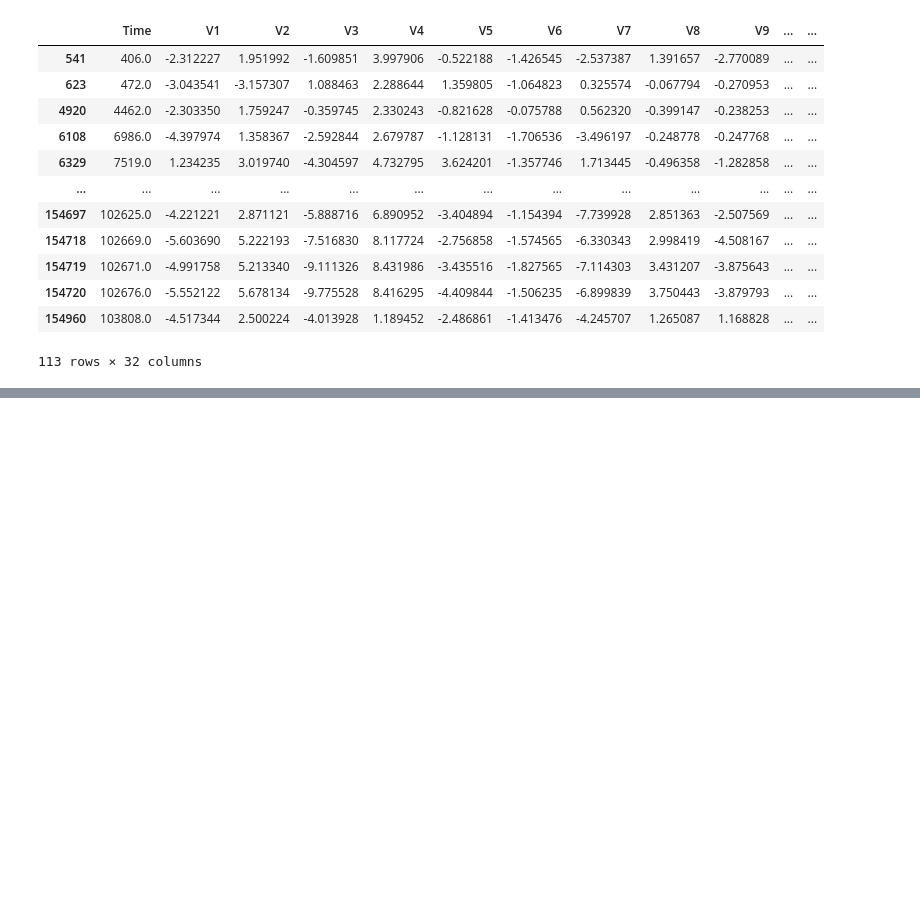
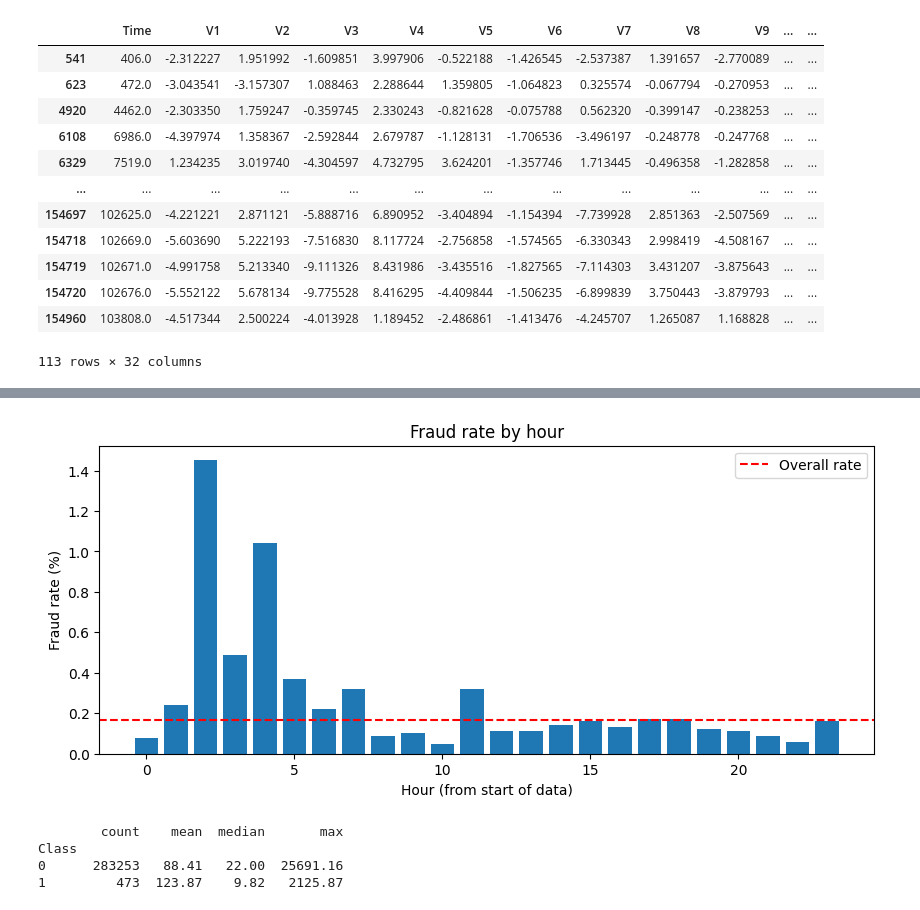
Before and after one commit to Vaibhavv1525/fraud-analytics-portfolio, a Jupyter notebook: 01_fraud_eda.ipynb, the cells around one changed output, grey strips where cells are left out. Saved outputs shown, nothing was run; the diff lists cells and outputs as text; code cells hidden in the pictures; blank space fills up the shorter version.

```diff
--- a/01_fraud_eda.ipynb
+++ b/01_fraud_eda.ipynb
@@ -278,0 +276,5 @@ df[(df['Hour'].between(0,4))&(df['Class']==1)]
+# %%
+df_clean = df.drop_duplicates()
+print('Before:', df.shape, '| After:', df_clean.shape)
+print(df_clean['Class'].value_counts())
+print('Fraud %:', round(df_clean['Class'].mean() * 100, 4))
@@ -352,0 +355,9 @@ print(len(small), 'out of', len(fraud))
+# %%
+df_clean = df_clean.copy()
+df_clean['Hour'] = (df_clean['Time'] // 3600) % 24
+
+hourly = df_clean.groupby('Hour')['Class'].agg(['count', 'sum', 'mean'])
+hourly['fraud_pct'] = (hourly['mean'] * 100).round(2)
+
+print(hourly.sort_values('fraud_pct', ascending=False).head(5))
+print('Overall fraud %:', round(df_clean['Class'].mean() * 100, 3))
@@ -352,0 +378,18 @@ print(len(small), 'out of', len(fraud))
+# %%
+plt.figure(figsize=(10, 4))
+plt.bar(hourly.index, hourly['fraud_pct'])
+plt.axhline(df_clean['Class'].mean() * 100, color='red', linestyle='--', label='Overall rate')
+plt.xlabel('Hour (from start of data)')
+plt.ylabel('Fraud rate (%)')
+plt.title('Fraud rate by hour')
+plt.legend()
+plt.show()
+# %% [output]
+[figure, added]
+# %%
+print(df_clean.groupby('Class')['Amount'].agg(['count', 'mean', 'median', 'max']).round(2))
+# %% [output]
+        count    mean  median       max
+Class
+0      283253   88.41   22.00  25691.16
+1         473  123.87    9.82   2125.87
```
Also changed, not shown: parts of 39 cells of this notebook.
